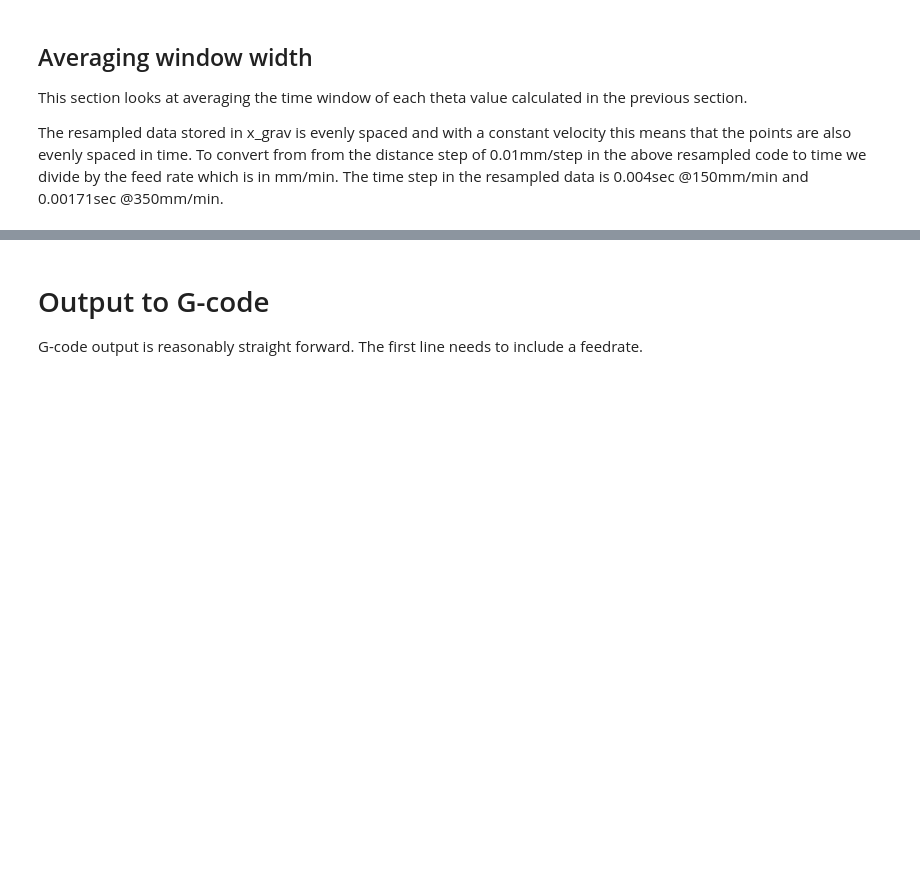
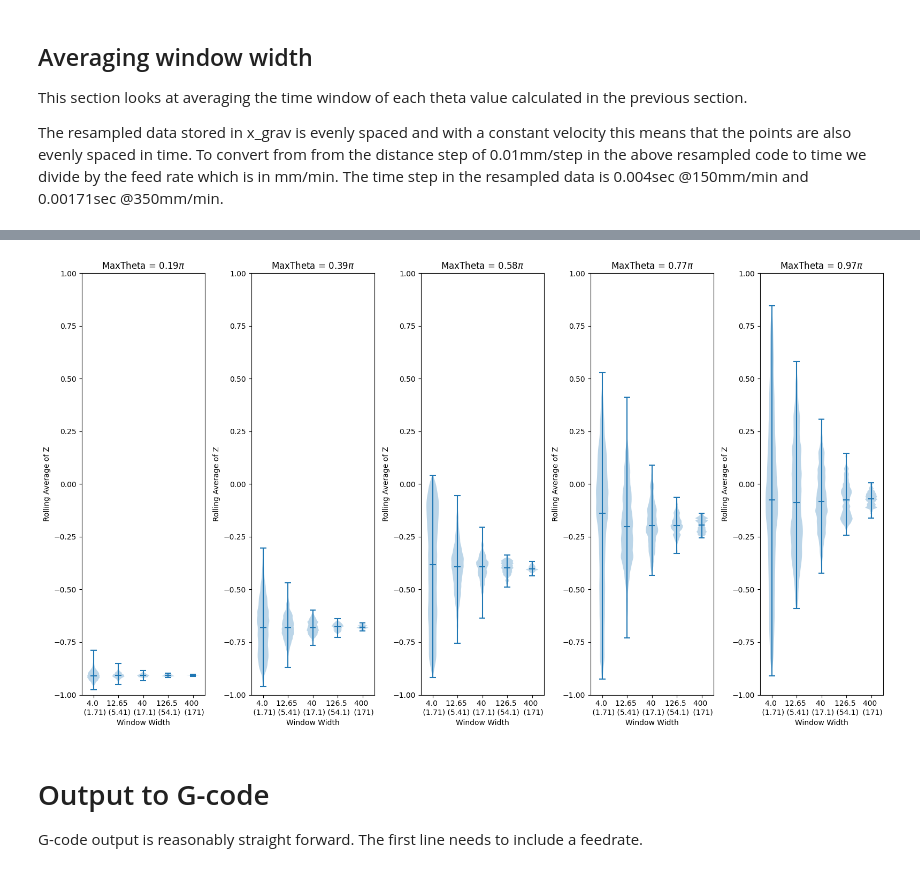
Before and after one commit to MrMattHumbert/RPM, a Jupyter notebook: setup_alalysis.ipynb, the cells around one changed output, grey strips where cells are left out. Cells and saved outputs as stored; diff of their text form; code cells hidden in the pictures; blank space fills up the shorter version.

```diff
--- a/setup_alalysis.ipynb
+++ b/setup_alalysis.ipynb
@@ -292,0 +257,12 @@ plt.show()
+# %%
+# Define the window widths and increments
+window_widths = np.logspace(3,5,5).round().astype(int)
+
+# Define the MaxTheta values
+max_thetas = x_path_extended['MaxTheta'].values
+
+# Create an empty xarray with dimensions MaxTheta and WindowWidth
+rolling_averages = xr.Dataset(
+                                data_vars = {'time':(('MaxTheta','WindowWidth','Time'),np.zeros((len(max_thetas), len(window_widths),x_path_extended['Z'].shape[1])))},
+                                coords={'MaxTheta': max_thetas, 'WindowWidth': window_widths})
+print(rolling_averages)
@@ -292,0 +278,4 @@ plt.show()
+# %%
+rolling_averages['time'].loc[dict(MaxTheta=6,WindowWidth=1000)]=x_path_extended['Z'].isel(MaxTheta=0)
+#print(rolling_averages['time'].loc[dict(MaxTheta=3,WindowWidth=1000)])
+print(rolling_averages)
@@ -292,0 +293,7 @@ plt.show()
+# %%
+# Iterate over each MaxTheta value
+for theta in max_thetas:
+    data = x_path_extended.sel(MaxTheta=theta)['Z']
+    # Iterate over each window width
+    for width in window_widths:
+        rolling_averages['time'].loc[dict(MaxTheta=theta,WindowWidth=width)] = np.convolve(data, np.ones(width)/width, mode='same') # See numpy convolve for the same operator. Edge effecs may be present...
@@ -293,3 +316,23 @@ plt.show()
+# %%
+# Create a figure with subplots for each MaxTheta
+fig, axs = plt.subplots(ncols=len(max_thetas), figsize=(16,9))
+titles = ['$0.19\pi$','$0.39\pi$','$0.58\pi$','$0.77\pi$','$0.97\pi$']
+for i,max_theta in enumerate(max_thetas):
+        # Create a violin plot for the current MaxTheta
+    ax = axs[i]
+    ax.violinplot(rolling_averages.isel(MaxTheta=i).to_array().squeeze().T[np.max(window_widths):-np.max(window_widths)], showextrema=True, showmedians=True)
+    ax.set_xlabel('Window Width')
+    ax.set_xticks(range(1, len(window_widths) + 1),[ f'4.0 \n (1.71)', f'12.65 \n (5.41)', f'40 \n (17.1)',f'126.5 \n (54.1)', f'400 \n (171)'])
+    ax.set_ylabel('Rolling Average of Z')
+    ax.set_ylim(-1.0,1.0)
+    ax.set_title(f'MaxTheta = {titles[i]}')
+
+# Adjust spacing between subplots
+fig.tight_layout()
+
+plt.show()
+# %% [output]
+[figure, added]
 # %% [markdown]
 # Output to G-code
 
```
Also changed, not shown: parts of 14 cells of this notebook.
